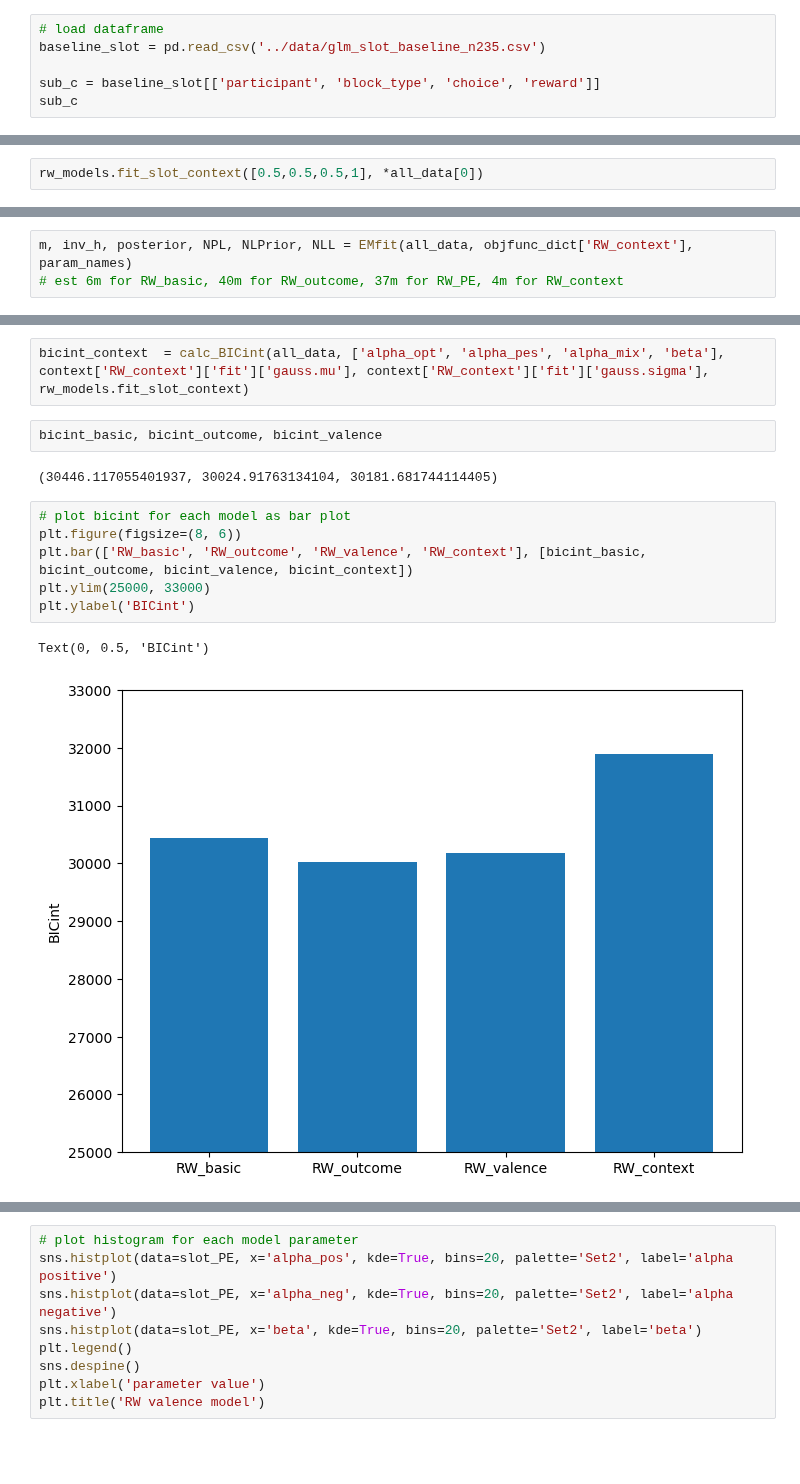
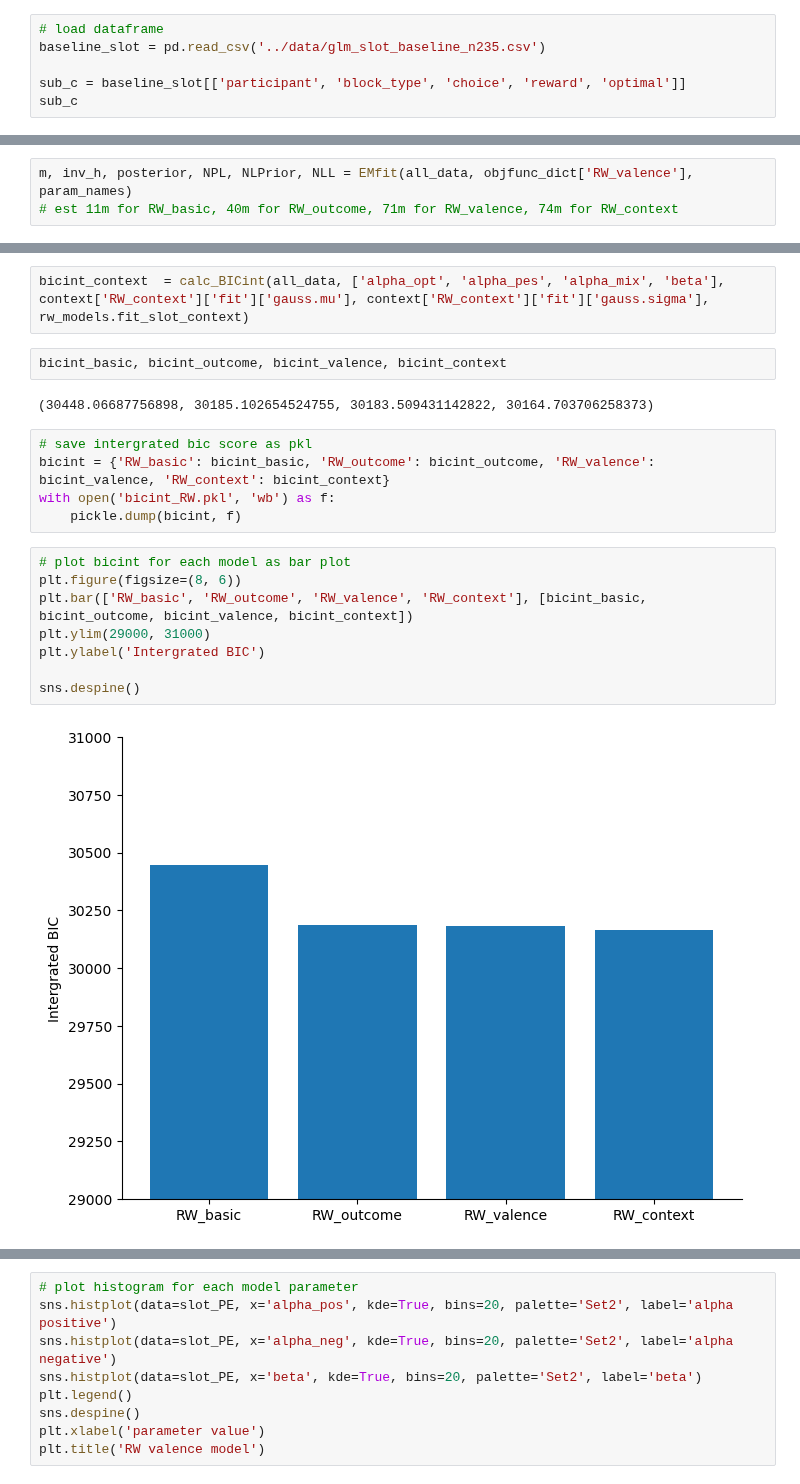
Before and after one commit to shawnrhoads/pyEM, a Jupyter notebook: examples/RW.ipynb, the cells around one changed output, grey strips where cells are left out. Cells and saved outputs as stored; diff of their text form; blank space fills up the shorter version.

```diff
--- a/examples/RW.ipynb
+++ b/examples/RW.ipynb
@@ -93,6 +90,6 @@ plotting.plot_choices(subj_dict['choices_A'])
 # load dataframe
 baseline_slot = pd.read_csv('../data/glm_slot_baseline_n235.csv')
 
-sub_c = baseline_slot[['participant', 'block_type', 'choice', 'reward']]
+sub_c = baseline_slot[['participant', 'block_type', 'choice', 'reward', 'optimal']]
 sub_c
 # %% [output]
@@ -264,2 +253,0 @@ array([['numberbar_mixed', 'numberbar_mixed', 'numberbar_mixed',
-# %%
-rw_models.fit_slot_context([0.5,0.5,0.5,1], *all_data[0])
@@ -285,4 +259,4 @@ numberbar_pos
 # %%
-m, inv_h, posterior, NPL, NLPrior, NLL = EMfit(all_data, objfunc_dict['RW_context'], param_names)
-# est 6m for RW_basic, 40m for RW_outcome, 37m for RW_PE, 4m for RW_context
+m, inv_h, posterior, NPL, NLPrior, NLL = EMfit(all_data, objfunc_dict['RW_valence'], param_names)
+# est 11m for RW_basic, 40m for RW_outcome, 71m for RW_valence, 74m for RW_context
 # %% [output]
@@ -731,16 +712,22 @@ bicint_valence  = calc_BICint(all_data, ['alpha_pos', 'alpha_neg', 'beta'], vale
 # %%
 bicint_context  = calc_BICint(all_data, ['alpha_opt', 'alpha_pes', 'alpha_mix', 'beta'], context['RW_context']['fit']['gauss.mu'], context['RW_context']['fit']['gauss.sigma'], rw_models.fit_slot_context)
 # %%
-bicint_basic, bicint_outcome, bicint_valence
+bicint_basic, bicint_outcome, bicint_valence, bicint_context
 # %% [output]
-(30446.117055401937, 30024.91763134104, 30181.681744114405)
+(30448.06687756898, 30185.102654524755, 30183.509431142822, 30164.703706258373)
+# %%
+# save intergrated bic score as pkl
+bicint = {'RW_basic': bicint_basic, 'RW_outcome': bicint_outcome, 'RW_valence': bicint_valence, 'RW_context': bicint_context}
+with open('bicint_RW.pkl', 'wb') as f:
+    pickle.dump(bicint, f)
 # %%
 # plot bicint for each model as bar plot
 plt.figure(figsize=(8, 6))
 plt.bar(['RW_basic', 'RW_outcome', 'RW_valence', 'RW_context'], [bicint_basic, bicint_outcome, bicint_valence, bicint_context])
-plt.ylim(25000, 33000)
-plt.ylabel('BICint')
+plt.ylim(29000, 31000)
+plt.ylabel('Intergrated BIC')
+
+sns.despine()
 # %% [output]
-Text(0, 0.5, 'BICint')
-[figure, old version]
+[figure, new version]
 # %%
```
Also changed, not shown: parts of 23 cells of this notebook, 1 other file.
